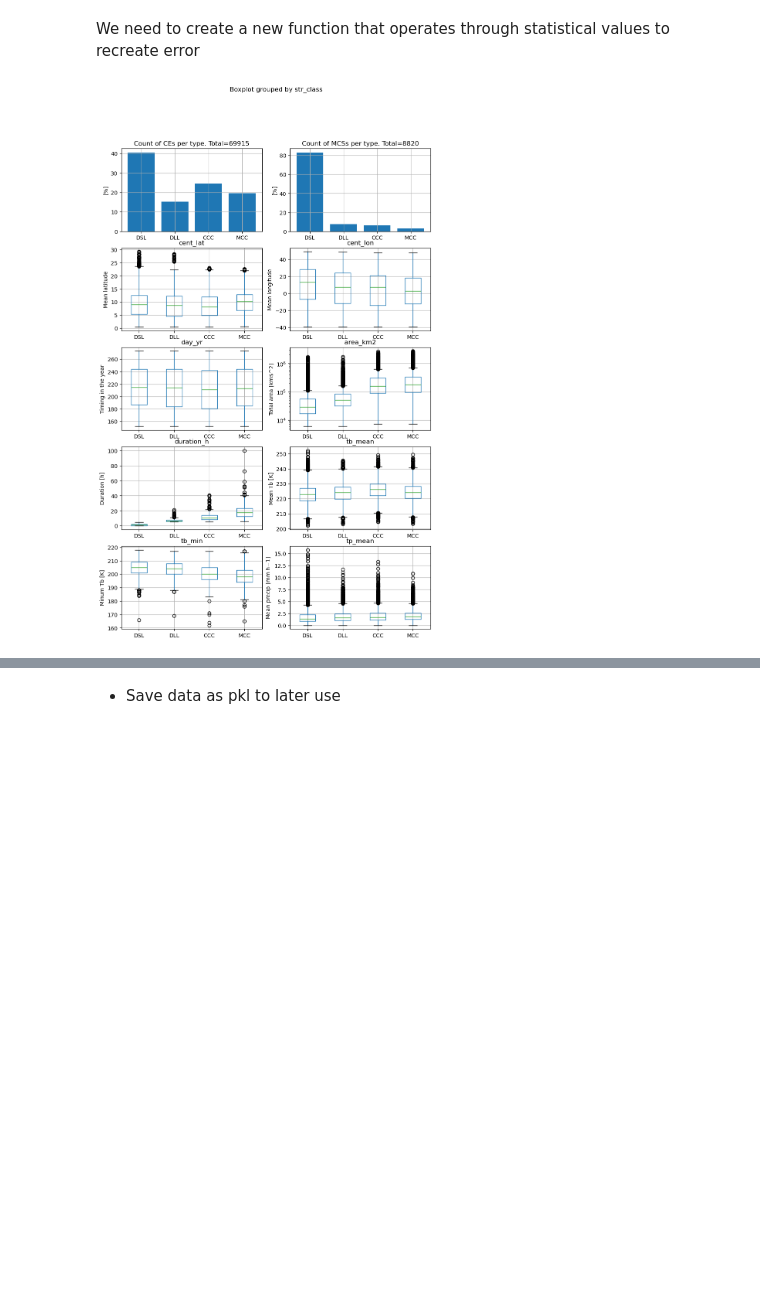
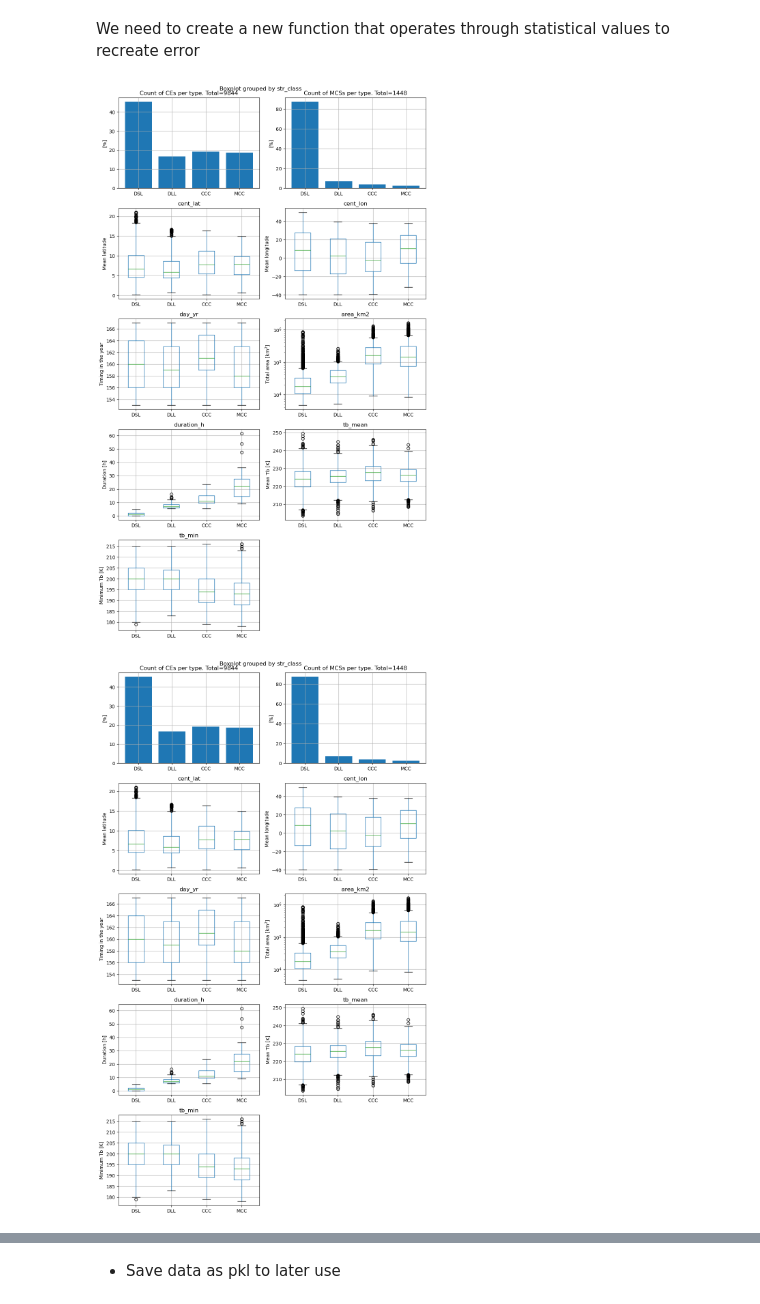
Before and after one commit to alahviera-collab/TAMS_detecting, a Jupyter notebook: error_analysis.ipynb, the cells around one changed output, grey strips where cells are left out. Saved outputs shown, nothing was run; the diff lists cells and outputs as text; code cells hidden in the pictures; blank space fills up the shorter version.

```diff
--- a/error_analysis.ipynb
+++ b/error_analysis.ipynb
@@ -40,15 +40,14 @@ With this, I will try to develop a function to compare error and store it, if po
 # %% [markdown]
 - Following line is just to test new function for open tp and tb files
 # %%
-ROOT = Path("./TFM/observations")
+ROOT = Path("../TFM/observations")
 PR_PRE = "precipitation_IMERG_"
 TB_PRE = "tb_merg_"
 
-tp_file = f"{PR_PRE}1999_WA_0.25x0.25.nc"
-tb_file = f"{TB_PRE}1999_WA.nc"
+tp_file = f"{PR_PRE}2024_WA.nc"
+tb_file = f"{TB_PRE}2024_WA.nc"
 
-
-tp, tbI = mcsa.open_pr_tp(ROOT, tp_file, tb_file, isnan=True)
+tp, tbI = mcsa.open_pr_tp(ROOT, tp_file, tb_file, isnan=False)
 
 len(tbI.time.values)
 # %% [output]
@@ -77,16 +90,15 @@ mcsa.save_parquet(cesI_1999_all, "tams_1999_025")
 # %% [markdown]
 We need to create a new function that operates through statistical values to recreate error
 # %%
-data_path = Path("C:/Users/MrLettuce/Coding/TFM/parquet_sets")
+data_path = Path("./TFM/parquet_sets")
 
-file_01 = str(data_path / "tams_2024_01.parquet") #Resolution of 0.25x0.25 for 2024
-file_025 = str(data_path / "tams_1999_025.parquet") #Resolution of 0.1x0.1 for 2024
+file = str(data_path / "tams_2024_1month.parquet") #Resolution of 0.25x0.25 for 2024
 
 times = tbI.time.values.tolist() # Times are the same for both resolution.
 n_times = len(times)
 # %%
 # Open Parquet files (remember that these files come from tams.identify)
-cesI_025 = mcsa.list_from_parquet(file_025, n_times)
+cesI_025 = mcsa.list_from_parquet(file, n_times)
 #cesI_01 = mcsa.list_from_parquet(file_01, n_times)
 # %%
 cesT_025 = tams.track(cesI_025, times, u_projection=-10)
@@ -95,6 +107,7 @@ cesT_025 = tams.track(cesI_025, times, u_projection=-10)
 cesC_025 = tams.classify(cesT_025)
 #cesC_01 = tams.classify(cesT_01)
 # %%
-mcsa.dibujoMCS(cesC_025)
+mcsa.dibujoMCS(cesC_025, has_tp=False)
 # %% [output]
-[figure, old version]
+[figure, new version]
+[figure, added]
```
Also changed, not shown: parts of 12 cells of this notebook, 2 other files.
